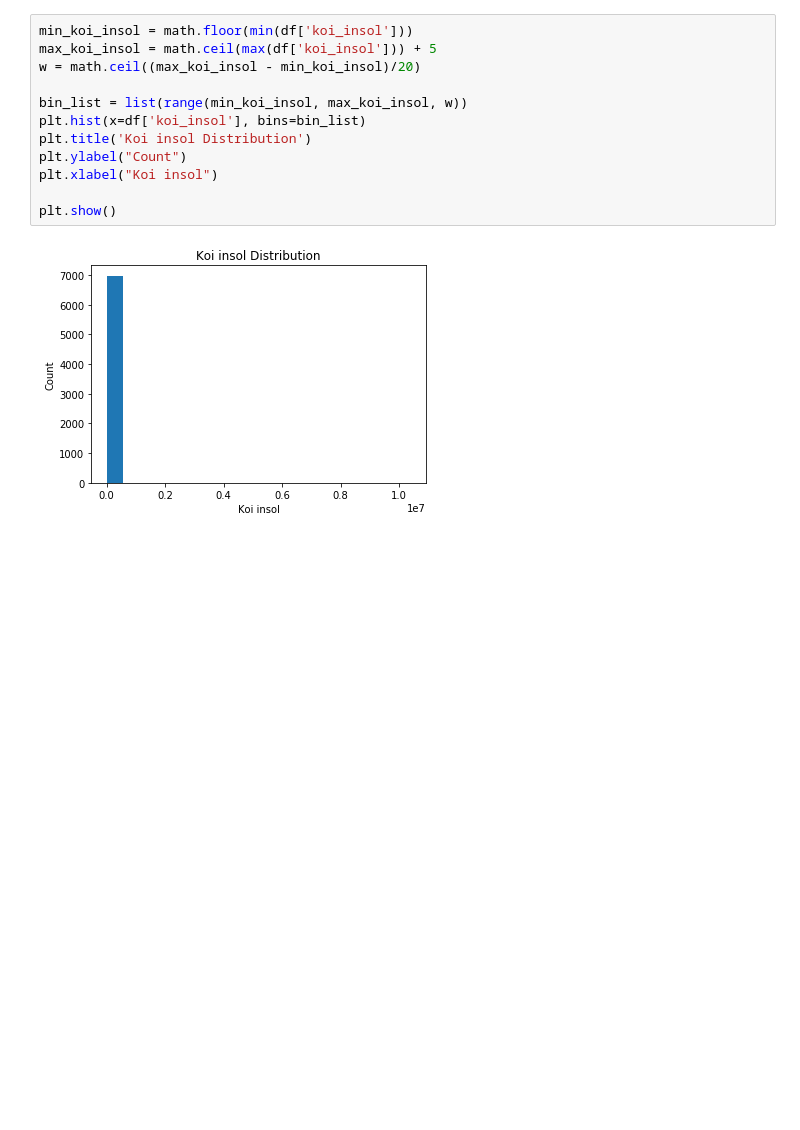
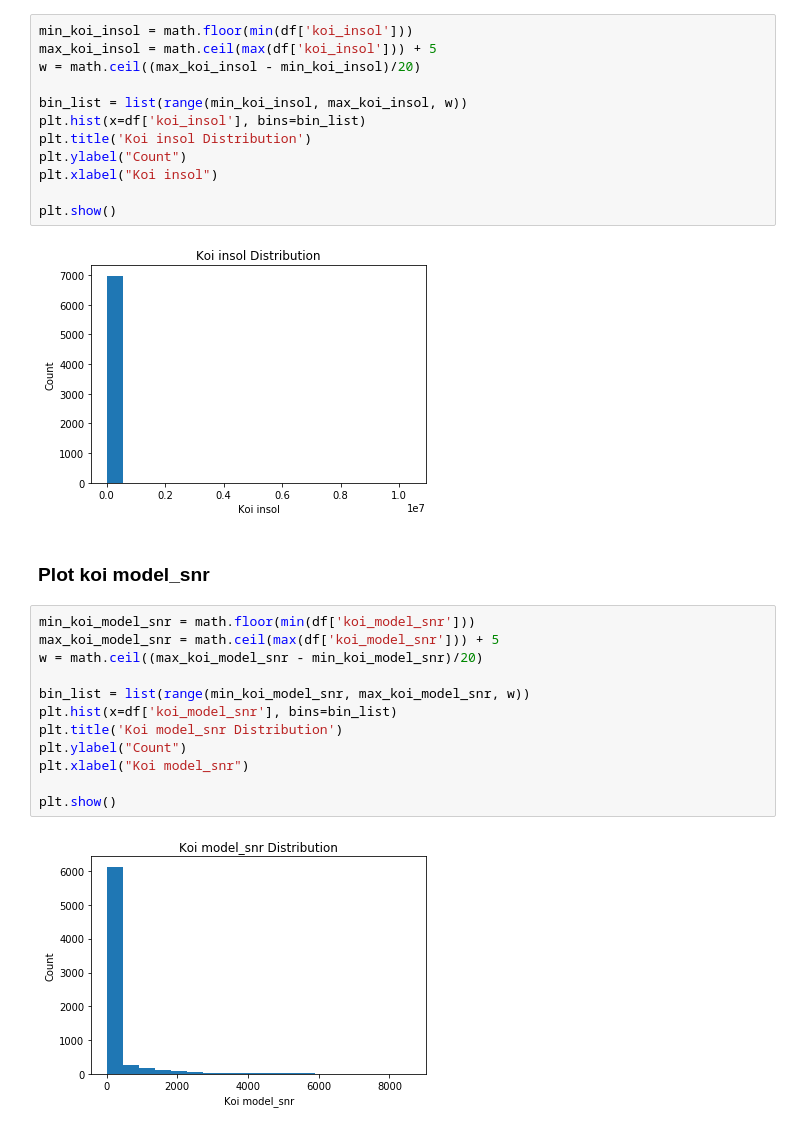
Before and after one commit to camiloibanez/Exoplanet-ML-Classifier, a Jupyter notebook: starter_code/Analysis.ipynb, the cells around one changed output. Saved outputs shown, nothing was run; the diff lists cells and outputs as text; blank space fills up the shorter version.

Commit message:
plotted koi model_snr, steff, slogg, and srad

```diff
--- a/starter_code/Analysis.ipynb
+++ b/starter_code/Analysis.ipynb
@@ -186,3 +198,19 @@ plt.xlabel("Koi insol")
 plt.show()
 # %% [output]
 [figure]
+# %% [markdown]
+### Plot koi model_snr
+# %%
+min_koi_model_snr = math.floor(min(df['koi_model_snr']))
+max_koi_model_snr = math.ceil(max(df['koi_model_snr'])) + 5
+w = math.ceil((max_koi_model_snr - min_koi_model_snr)/20)
+
+bin_list = list(range(min_koi_model_snr, max_koi_model_snr, w))
+plt.hist(x=df['koi_model_snr'], bins=bin_list)
+plt.title('Koi model_snr Distribution')
+plt.ylabel("Count")
+plt.xlabel("Koi model_snr")
+
+plt.show()
+# %% [output]
+[figure, added]
```
Also changed, not shown: parts of 8 cells of this notebook.
